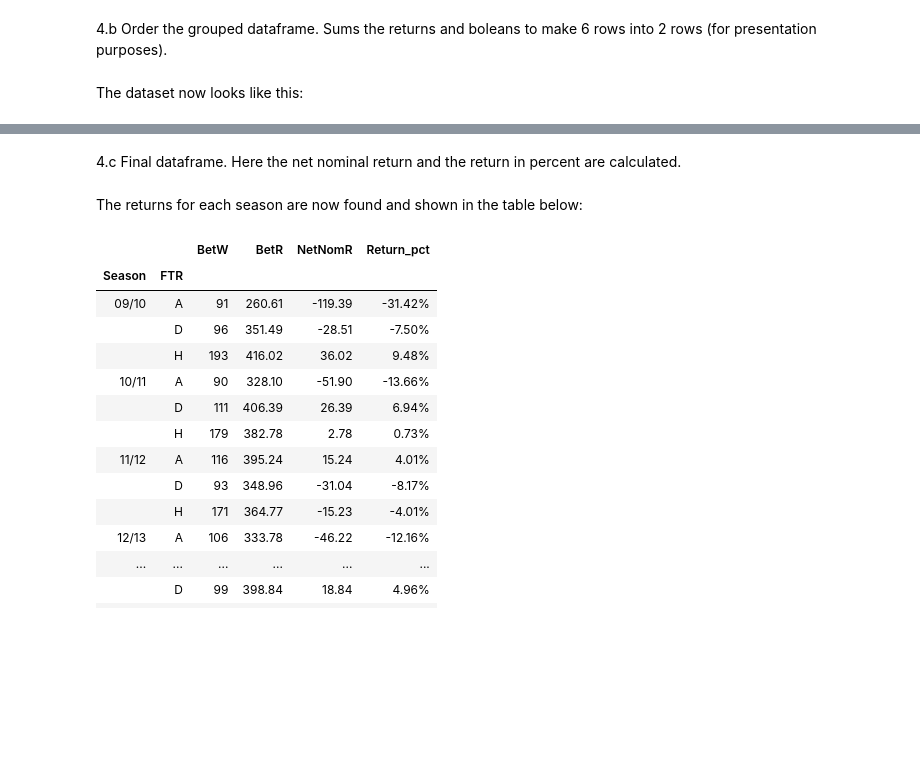
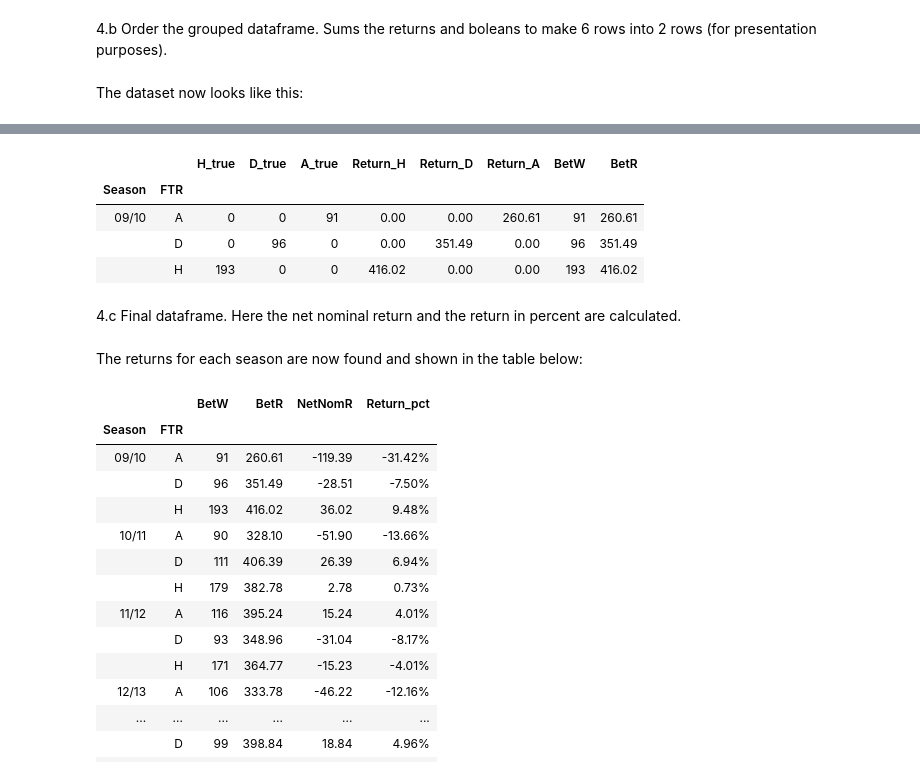
Before and after one commit to NumEconCopenhagen/projects-2020-group20, a Jupyter notebook: dataproject/dataproject.ipynb, the cells around one changed output, grey strips where cells are left out. Drawn from its saved outputs; the diff is of its cells as text; code cells hidden in the pictures; blank space fills up the shorter version.

```diff
--- a/dataproject/dataproject.ipynb
+++ b/dataproject/dataproject.ipynb
@@ -216,3 +170,11 @@ The dataset now looks like this:
+# %%
+Season_group.head(3)
+# %% [output]
+|  |  | H_true | D_true | A_true | Return_H | Return_D | Return_A | BetW | BetR |
+| Season | FTR |  |  |  |  |  |  |  |  |
+| 09/10 | A | 0 | 0 | 91 | 0.00 | 0.00 | 260.61 | 91 | 260.61 |
+|  | D | 0 | 96 | 0 | 0.00 | 351.49 | 0.00 | 96 | 351.49 |
+|  | H | 193 | 0 | 0 | 416.02 | 0.00 | 0.00 | 193 | 416.02 |
 # %% [markdown]
 4.c Final dataframe. Here the net nominal return and the return in percent are calculated.
 # %%
```
Also changed, not shown: parts of 6 cells of this notebook.
